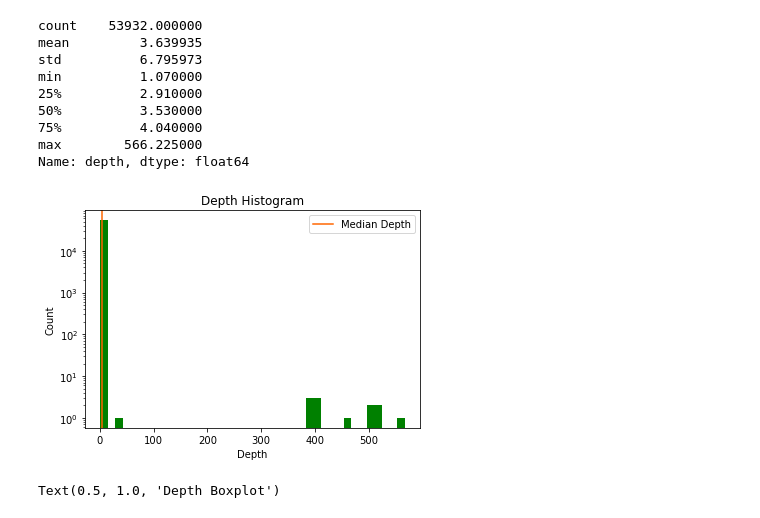
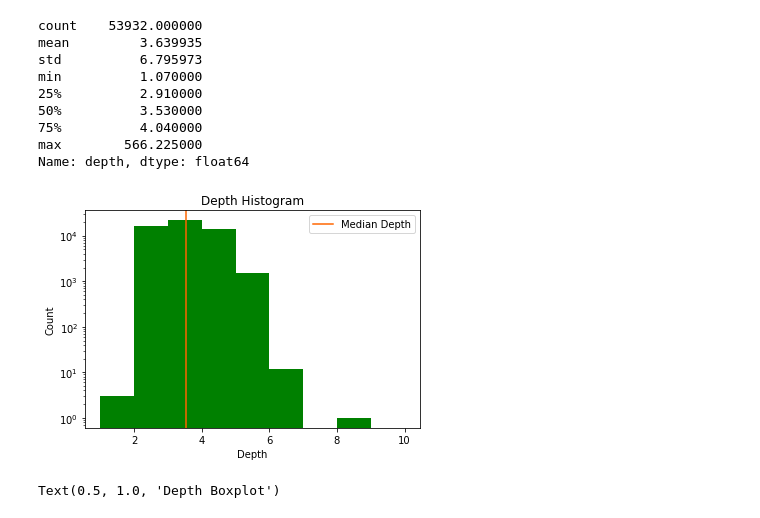
Before and after one commit to franco3x/Diamonds-EDA, a Jupyter notebook: Diamonds EDA.ipynb, the cells around one changed output. Drawn from its saved outputs; the diff is of its cells as text; code cells hidden in the pictures.

```diff
--- a/Diamonds EDA.ipynb
+++ b/Diamonds EDA.ipynb
@@ -769,15 +769,15 @@ min          1.070000
 max        566.225000
 Name: depth, dtype: float64
 # %%
-plt.hist(df['depth'], color = 'g', bins=40, log=True)
+plt.hist(df['depth'], color = 'g', bins=[1,2,3,4,5,6,7,8,9,10], log=True)
 plt.axvline((np.quantile(df['depth'], .5)),color='#ff6500',label='Median Depth')
 plt.legend()
 plt.xlabel('Depth')
 plt.ylabel('Count')
 plt.title('Depth Histogram')
 plt.show()
 # %% [output]
-[figure, old version]
+[figure, new version]
 # %%
 plt.boxplot(df['depth'])
 plt.title('Depth Boxplot')
```
Also changed, not shown: parts of 6 cells of this notebook.
